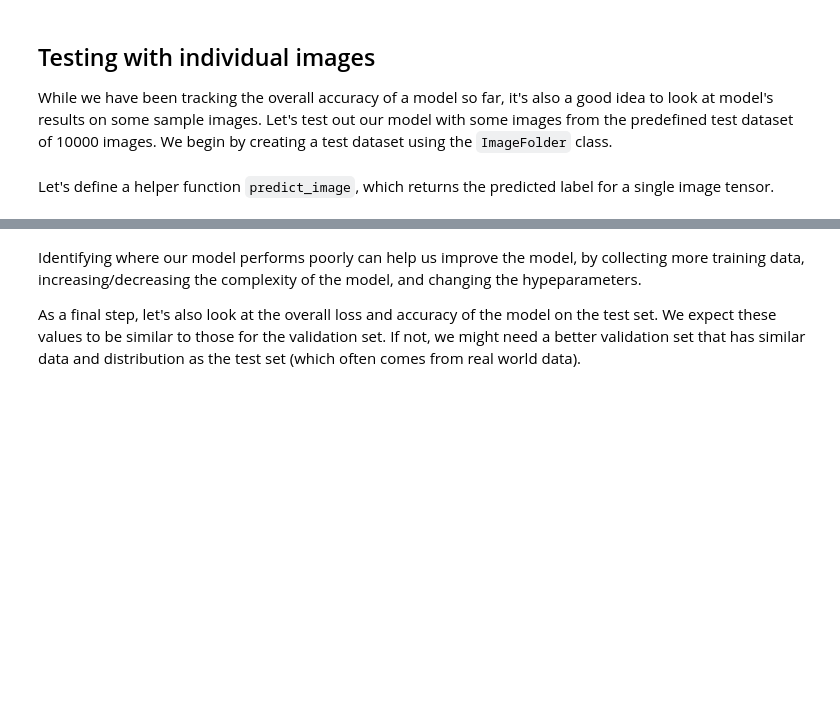
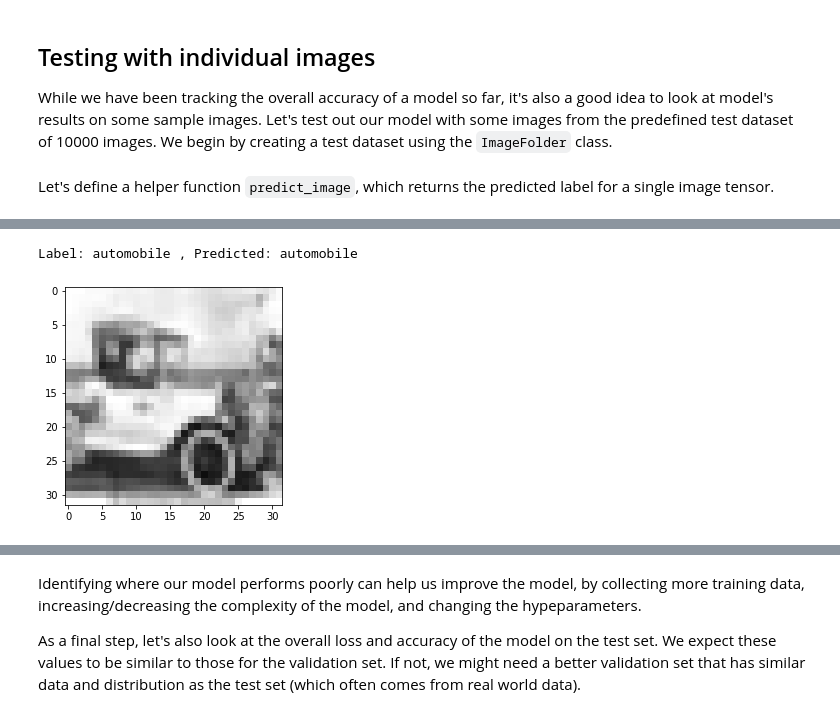
Before and after one commit to romainducrocq/moocs, a Jupyter notebook: freecodecamp/Pytorch_For_Deep_Learning/05-cifar10-cnn/05-cifar10-cnn.ipynb, the cells around one changed output, grey strips where cells are left out. Saved outputs shown, nothing was run; the diff lists cells and outputs as text; code cells hidden in the pictures; blank space fills up the shorter version.

```diff
--- a/freecodecamp/Pytorch_For_Deep_Learning/05-cifar10-cnn/05-cifar10-cnn.ipynb
+++ b/freecodecamp/Pytorch_For_Deep_Learning/05-cifar10-cnn/05-cifar10-cnn.ipynb
@@ -520,0 +570,7 @@ Let's define a helper function `predict_image`, which returns the predicted labe
+# %%
+img, label = test_dataset[1002]
+plt.imshow(img.permute(1, 2, 0))
+print('Label:', dataset.classes[label], ', Predicted:', predict_image(img, model))
+# %% [output]
+Label: automobile , Predicted: automobile
+[figure, added]
```
Also changed, not shown: parts of 27 cells of this notebook, 1 other file.
